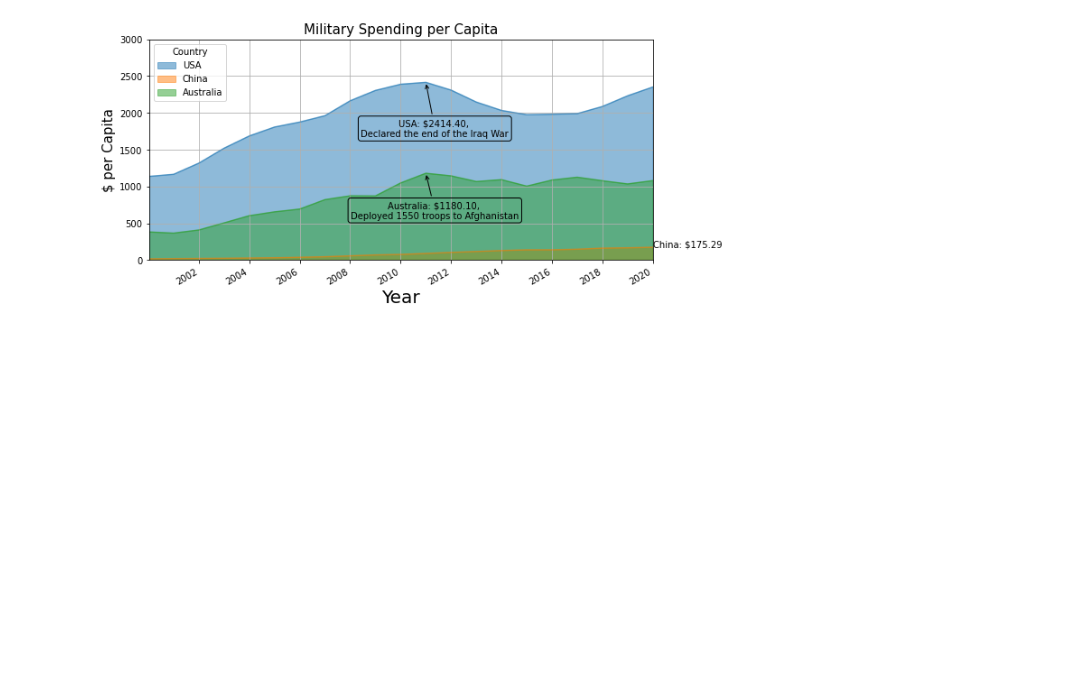
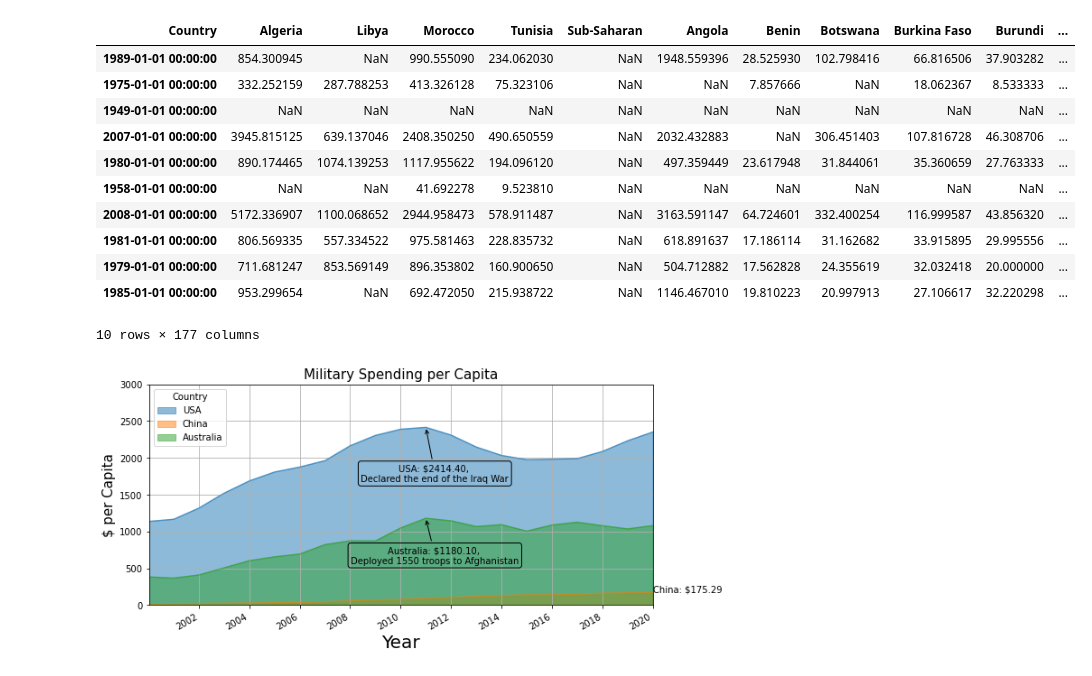
Before and after one commit to MaxRaphael/data_project, a Jupyter notebook: Military_spend.ipynb, the cells around one changed output. Cells and saved outputs as stored; diff of their text form; code cells hidden in the pictures; blank space fills up the shorter version.

```diff
--- a/Military_spend.ipynb
+++ b/Military_spend.ipynb
@@ -40,20 +43,33 @@ def clean_out_xxx(value):
 # %%
 ############################### CURRENT USD ################################
 
 currentUSD = pd.read_excel("MilitarySpending.xlsx", sheet_name="Current USD", skiprows=5, skipfooter=8, index_col="Country")
 
 currentUSD.columns = [currentUSD.columns[0]] + [pd.Timestamp(year=y, month=1, day=1) for y in currentUSD.columns[1:]]
 
 
 currentUSD.drop(notCountries, axis="index", inplace=True)
 currentUSD.drop(['Notes'], axis="columns", inplace=True)
 
 
 currentUSD =  currentUSD.transpose()
 
 for colName in currentUSD.columns:
         currentUSD[colName] = currentUSD[colName].apply(clean_out_xxx)
-#currentUSD.sample(10)
+currentUSD.sample(10)
+# %% [output]
+| Country | Algeria | Libya | Morocco | Tunisia | Sub-Saharan | Angola | Benin | Botswana | Burkina Faso | Burundi | ... |
+| 1989-01-01 00:00:00 | 854.300945 | NaN | 990.555090 | 234.062030 | NaN | 1948.559396 | 28.525930 | 102.798416 | 66.816506 | 37.903282 | ... |
+| 1975-01-01 00:00:00 | 332.252159 | 287.788253 | 413.326128 | 75.323106 | NaN | NaN | 7.857666 | NaN | 18.062367 | 8.533333 | ... |
+| 1949-01-01 00:00:00 | NaN | NaN | NaN | NaN | NaN | NaN | NaN | NaN | NaN | NaN | ... |
+| 2007-01-01 00:00:00 | 3945.815125 | 639.137046 | 2408.350250 | 490.650559 | NaN | 2032.432883 | NaN | 306.451403 | 107.816728 | 46.308706 | ... |
+| 1980-01-01 00:00:00 | 890.174465 | 1074.139253 | 1117.955622 | 194.096120 | NaN | 497.359449 | 23.617948 | 31.844061 | 35.360659 | 27.763333 | ... |
+| 1958-01-01 00:00:00 | NaN | NaN | 41.692278 | 9.523810 | NaN | NaN | NaN | NaN | NaN | NaN | ... |
+| 2008-01-01 00:00:00 | 5172.336907 | 1100.068652 | 2944.958473 | 578.911487 | NaN | 3163.591147 | 64.724601 | 332.400254 | 116.999587 | 43.856320 | ... |
+| 1981-01-01 00:00:00 | 806.569335 | 557.334522 | 975.581463 | 228.835732 | NaN | 618.891637 | 17.186114 | 31.162682 | 33.915895 | 29.995556 | ... |
+| 1979-01-01 00:00:00 | 711.681247 | 853.569149 | 896.353802 | 160.900650 | NaN | 504.712882 | 17.562828 | 24.355619 | 32.032418 | 20.000000 | ... |
+| 1985-01-01 00:00:00 | 953.299654 | NaN | 692.472050 | 215.938722 | NaN | 1146.467010 | 19.810223 | 20.997913 | 27.106617 | 32.220298 | ... |
+10 rows × 177 columns
 # %%
 ############################### PER CAPITA #################################
 
```
Also changed, not shown: parts of 12 cells of this notebook, 2 other files.
